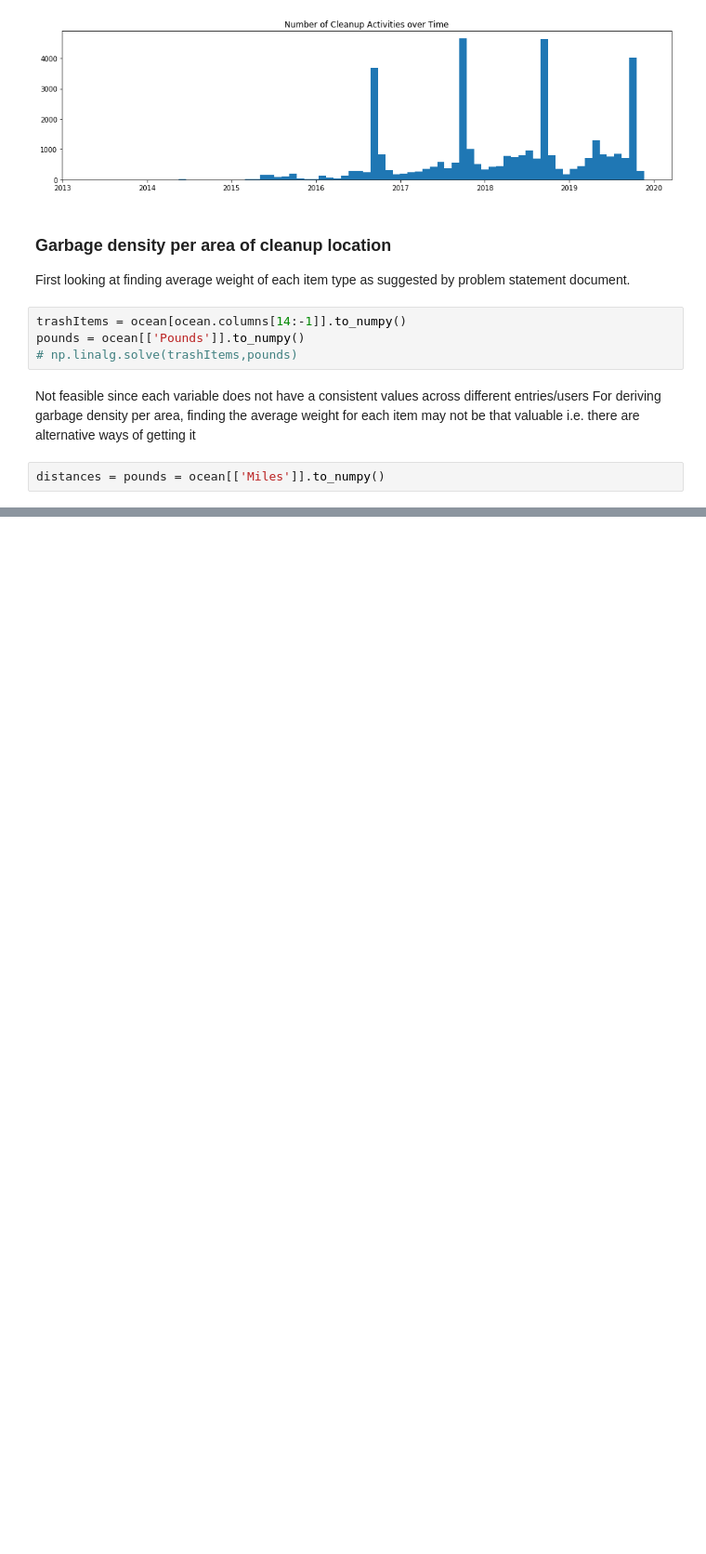
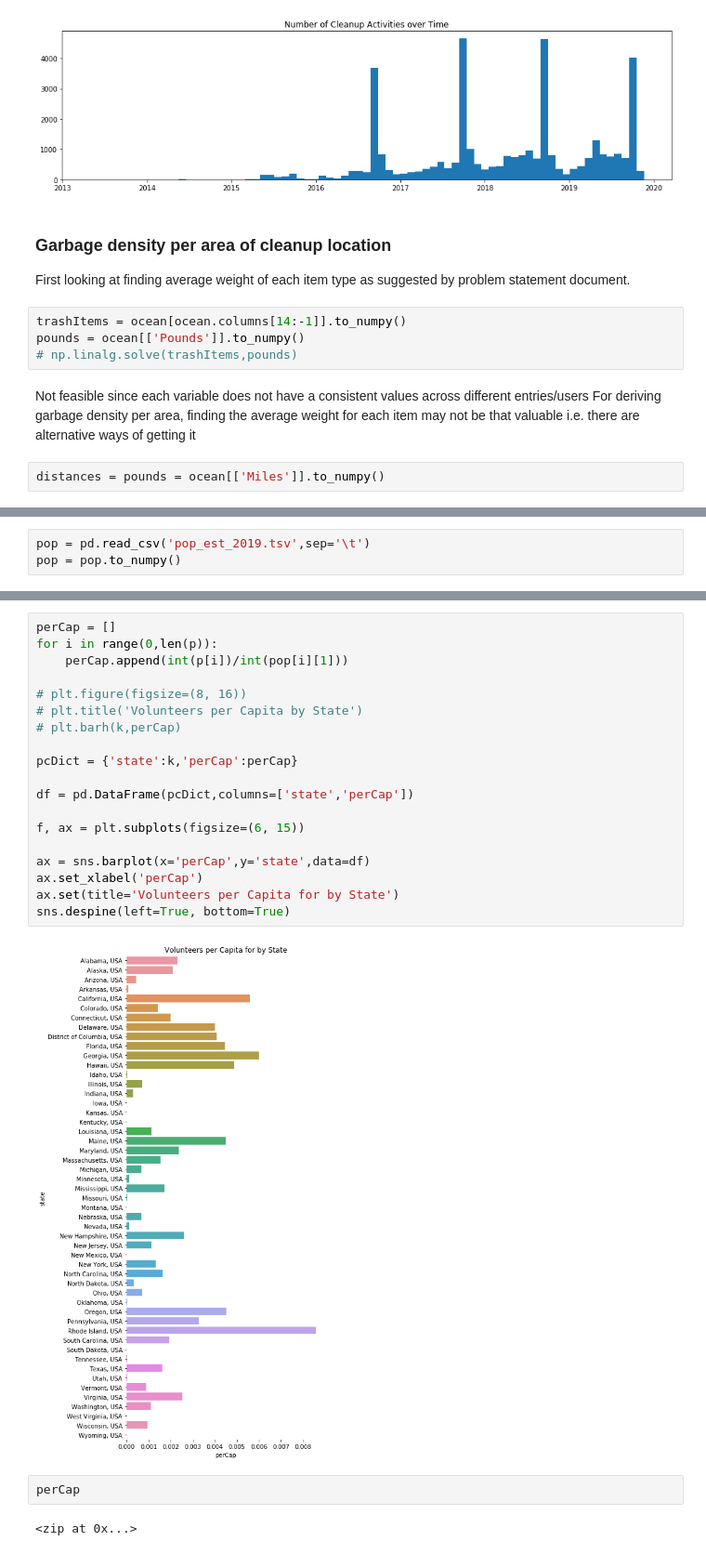
Before and after one commit to privat33r/dc20075-ocean, a Jupyter notebook: ocean-cleanup.ipynb, the cells around one changed output, grey strips where cells are left out. Shown at 93% size. Cells and saved outputs as stored; diff of their text form; blank space fills up the shorter version.

```diff
--- a/ocean-cleanup.ipynb
+++ b/ocean-cleanup.ipynb
@@ -358,0 +454,3 @@ distances = pounds = ocean[['Miles']].to_numpy()
+# %%
+pop = pd.read_csv('pop_est_2019.tsv',sep='\t')
+pop = pop.to_numpy()
@@ -358,0 +475,25 @@ distances = pounds = ocean[['Miles']].to_numpy()
+# %%
+perCap = []
+for i in range(0,len(p)):
+    perCap.append(int(p[i])/int(pop[i][1]))
+
+# plt.figure(figsize=(8, 16))
+# plt.title('Volunteers per Capita by State')
+# plt.barh(k,perCap)
+
+pcDict = {'state':k,'perCap':perCap}
+
+df = pd.DataFrame(pcDict,columns=['state','perCap'])
+
+f, ax = plt.subplots(figsize=(6, 15))
+
+ax = sns.barplot(x='perCap',y='state',data=df)
+ax.set_xlabel('perCap')
+ax.set(title='Volunteers per Capita for by State')
+sns.despine(left=True, bottom=True)
+# %% [output]
+[figure, added]
+# %%
+perCap
+# %% [output]
+<zip at 0x...>
```
Also changed, not shown: parts of 8 cells of this notebook, 1 other file.
